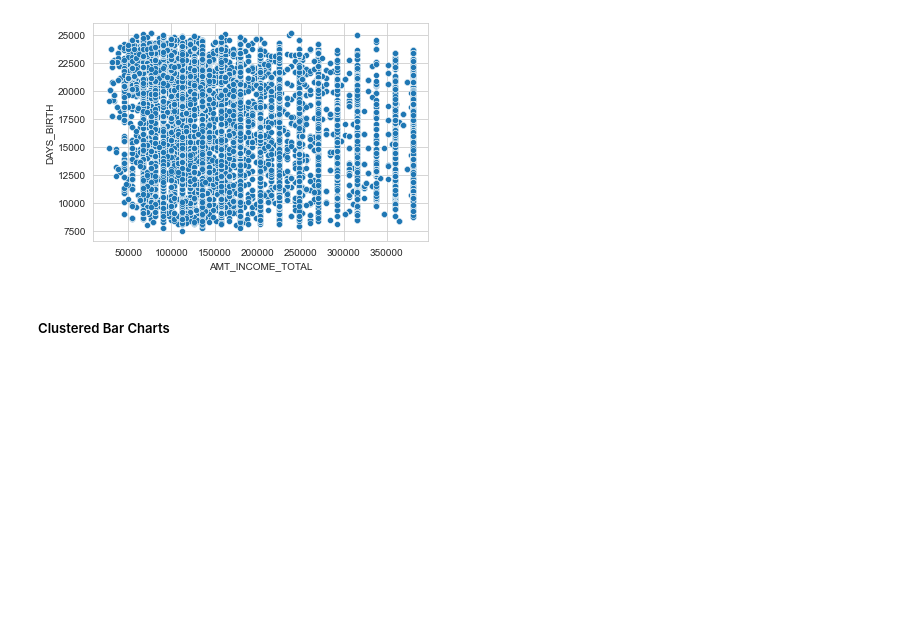
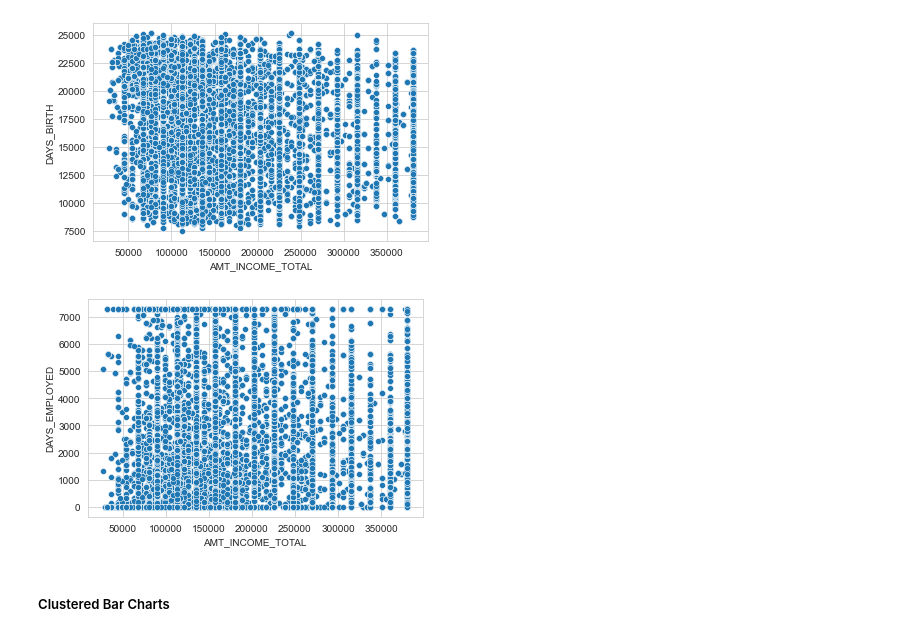
Before and after one commit to Chilthalanka/credit-card-approval-prediction, a Jupyter notebook: credit-card-approval-eda.ipynb, the cells around one changed output. Saved outputs shown, nothing was run; the diff lists cells and outputs as text; code cells hidden in the pictures; blank space fills up the shorter version.

```diff
--- a/credit-card-approval-eda.ipynb
+++ b/credit-card-approval-eda.ipynb
@@ -977,6 +1038,14 @@ sns.scatterplot(data=merged_df, x="AMT_INCOME_TOTAL", y="DAYS_BIRTH")
 plt.show()
 # %% [output]
 [figure]
+# %%
+fig = plt.figure()
+
+sns.scatterplot(data=merged_df, x="AMT_INCOME_TOTAL", y="DAYS_EMPLOYED")
+
+plt.show()
+# %% [output]
+[figure, added]
 # %% [markdown]
 ##### Clustered Bar Charts
 # %%
```
Also changed, not shown: parts of 24 cells of this notebook.
